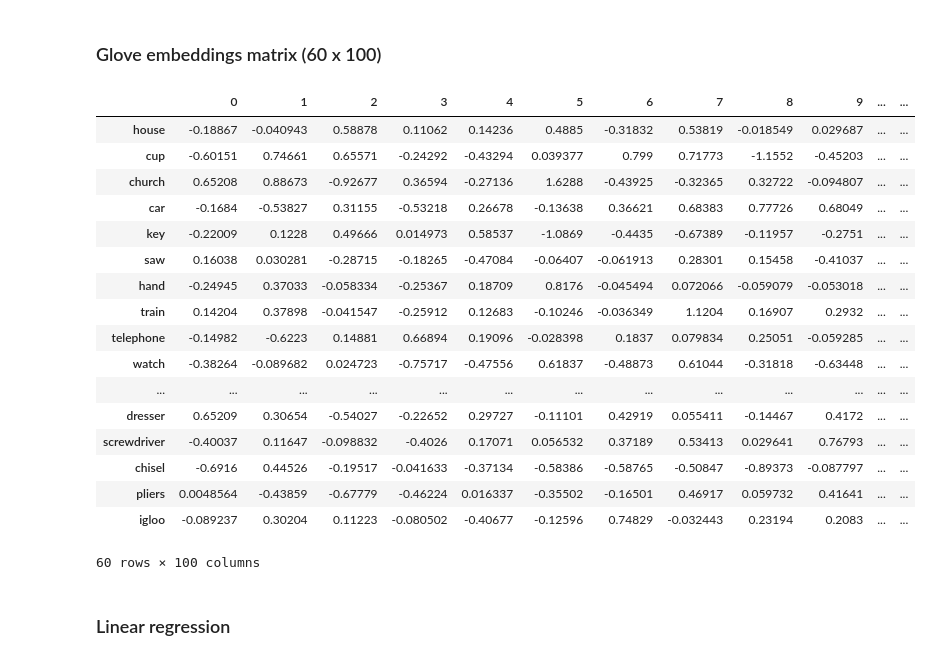
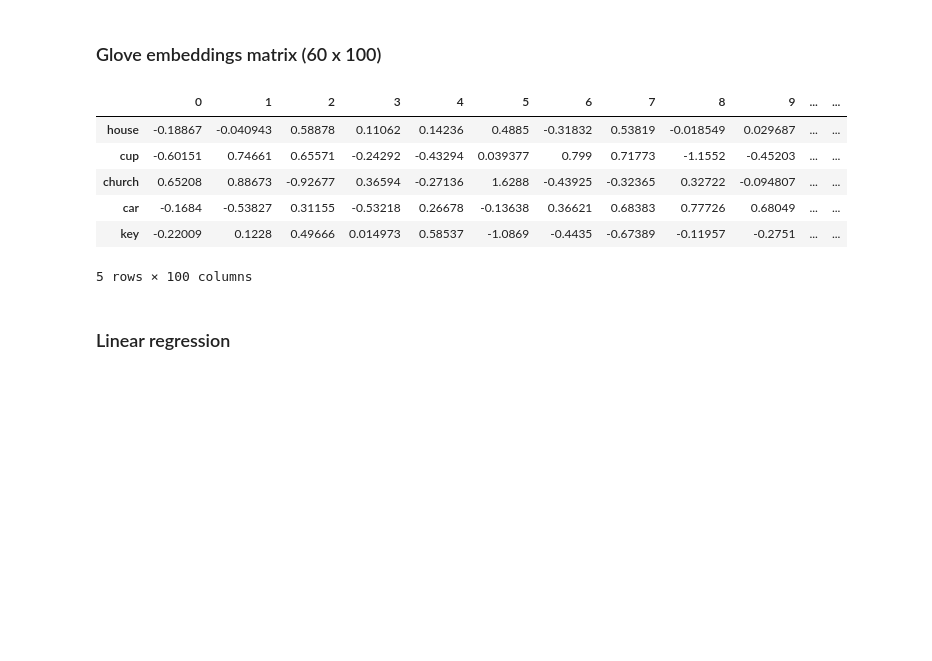
Before and after one commit to gosh-a/semantic-dimensions-in-brain, a Jupyter notebook: glove_embeddings.ipynb, the cells around one changed output. Saved outputs shown, nothing was run; the diff lists cells and outputs as text; code cells hidden in the pictures; blank space fills up the shorter version.

```diff
--- a/glove_embeddings.ipynb
+++ b/glove_embeddings.ipynb
@@ -79,26 +79,15 @@ for line in lines:
 # %%
 df_noun_glove = pd.DataFrame.from_dict(glove_embeddings, orient='index')
 # %%
-df_noun_glove
+df_noun_glove.head()
 # %% [output]
 |  | 0 | 1 | 2 | 3 | 4 | 5 | 6 | 7 | 8 | 9 | ... | ... |
 | house | -0.18867 | -0.040943 | 0.58878 | 0.11062 | 0.14236 | 0.4885 | -0.31832 | 0.53819 | -0.018549 | 0.029687 | ... | ... |
 | cup | -0.60151 | 0.74661 | 0.65571 | -0.24292 | -0.43294 | 0.039377 | 0.799 | 0.71773 | -1.1552 | -0.45203 | ... | ... |
 | church | 0.65208 | 0.88673 | -0.92677 | 0.36594 | -0.27136 | 1.6288 | -0.43925 | -0.32365 | 0.32722 | -0.094807 | ... | ... |
 | car | -0.1684 | -0.53827 | 0.31155 | -0.53218 | 0.26678 | -0.13638 | 0.36621 | 0.68383 | 0.77726 | 0.68049 | ... | ... |
 | key | -0.22009 | 0.1228 | 0.49666 | 0.014973 | 0.58537 | -1.0869 | -0.4435 | -0.67389 | -0.11957 | -0.2751 | ... | ... |
-| saw | 0.16038 | 0.030281 | -0.28715 | -0.18265 | -0.47084 | -0.06407 | -0.061913 | 0.28301 | 0.15458 | -0.41037 | ... | ... |
-| hand | -0.24945 | 0.37033 | -0.058334 | -0.25367 | 0.18709 | 0.8176 | -0.045494 | 0.072066 | -0.059079 | -0.053018 | ... | ... |
-| train | 0.14204 | 0.37898 | -0.041547 | -0.25912 | 0.12683 | -0.10246 | -0.036349 | 1.1204 | 0.16907 | 0.2932 | ... | ... |
-| telephone | -0.14982 | -0.6223 | 0.14881 | 0.66894 | 0.19096 | -0.028398 | 0.1837 | 0.079834 | 0.25051 | -0.059285 | ... | ... |
-| watch | -0.38264 | -0.089682 | 0.024723 | -0.75717 | -0.47556 | 0.61837 | -0.48873 | 0.61044 | -0.31818 | -0.63448 | ... | ... |
-| ... | ... | ... | ... | ... | ... | ... | ... | ... | ... | ... | ... | ... |
-| dresser | 0.65209 | 0.30654 | -0.54027 | -0.22652 | 0.29727 | -0.11101 | 0.42919 | 0.055411 | -0.14467 | 0.4172 | ... | ... |
-| screwdriver | -0.40037 | 0.11647 | -0.098832 | -0.4026 | 0.17071 | 0.056532 | 0.37189 | 0.53413 | 0.029641 | 0.76793 | ... | ... |
-| chisel | -0.6916 | 0.44526 | -0.19517 | -0.041633 | -0.37134 | -0.58386 | -0.58765 | -0.50847 | -0.89373 | -0.087797 | ... | ... |
-| pliers | 0.0048564 | -0.43859 | -0.67779 | -0.46224 | 0.016337 | -0.35502 | -0.16501 | 0.46917 | 0.059732 | 0.41641 | ... | ... |
-| igloo | -0.089237 | 0.30204 | 0.11223 | -0.080502 | -0.40677 | -0.12596 | 0.74829 | -0.032443 | 0.23194 | 0.2083 | ... | ... |
-60 rows × 100 columns
+5 rows × 100 columns
 # %% [markdown]
 ### Linear regression
 # %%
```
